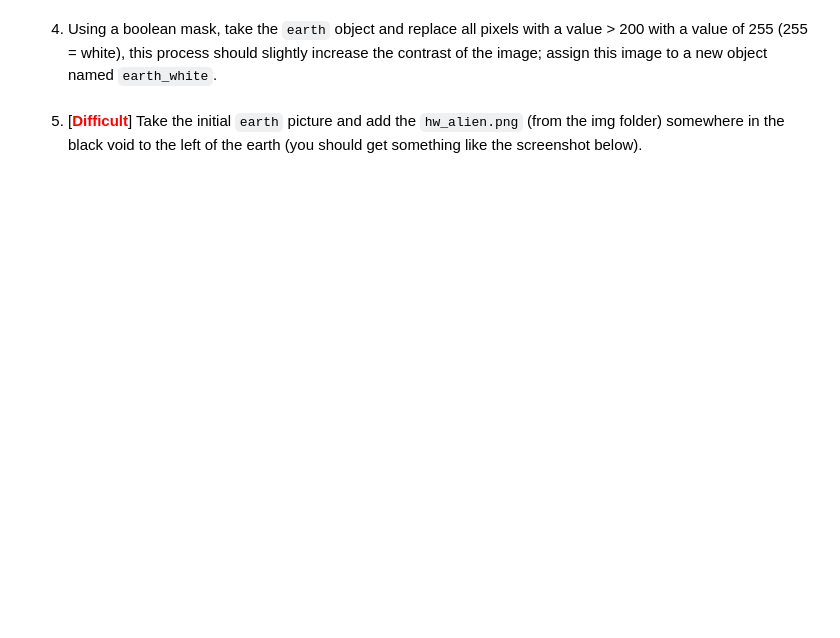
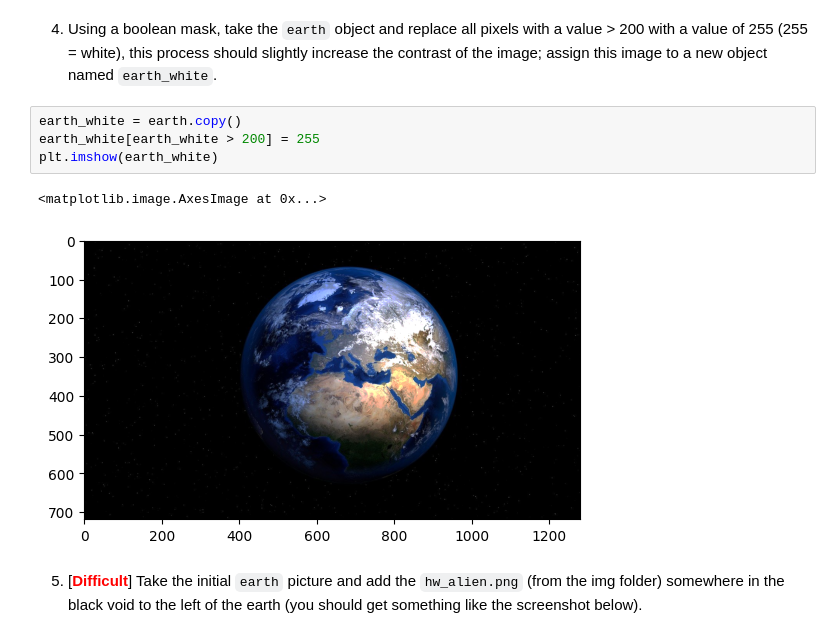
Before and after one commit to extra-jalapenos/python-numpy, a Jupyter notebook: 3b Homework.ipynb, the cells around one changed output. Saved outputs shown, nothing was run; the diff lists cells and outputs as text; blank space fills up the shorter version.

```diff
--- a/3b Homework.ipynb
+++ b/3b Homework.ipynb
@@ -161,5 +165,12 @@ import matplotlib.pyplot as plt
 # %% [markdown]
 4. Using a boolean mask, take the `earth` object and replace all pixels with a value > 200 with a value of 255 (255 = white), this process should slightly increase the contrast of the image; assign this image to a new object named `earth_white`.
+# %%
+earth_white = earth.copy()
+earth_white[earth_white > 200] = 255
+plt.imshow(earth_white)
+# %% [output]
+<matplotlib.image.AxesImage at 0x...>
+[figure, added]
 # %% [markdown]
 5. [<font color='red'>**Difficult**</font>] Take the initial `earth` picture and add the `hw_alien.png` (from the img folder) somewhere in the black void to the left of the earth (you should get something like the screenshot below).
 # %% [markdown]
```
Also changed, not shown: parts of 6 cells of this notebook.
